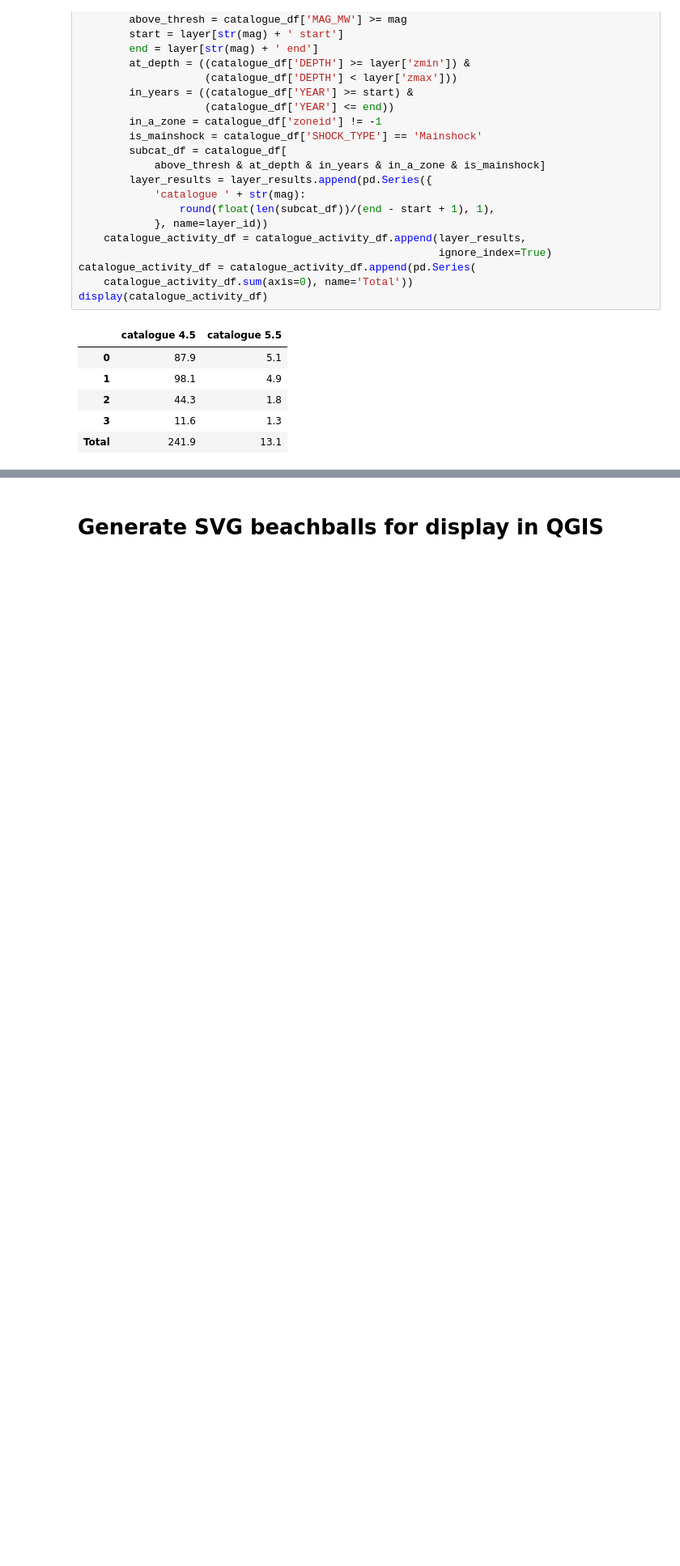
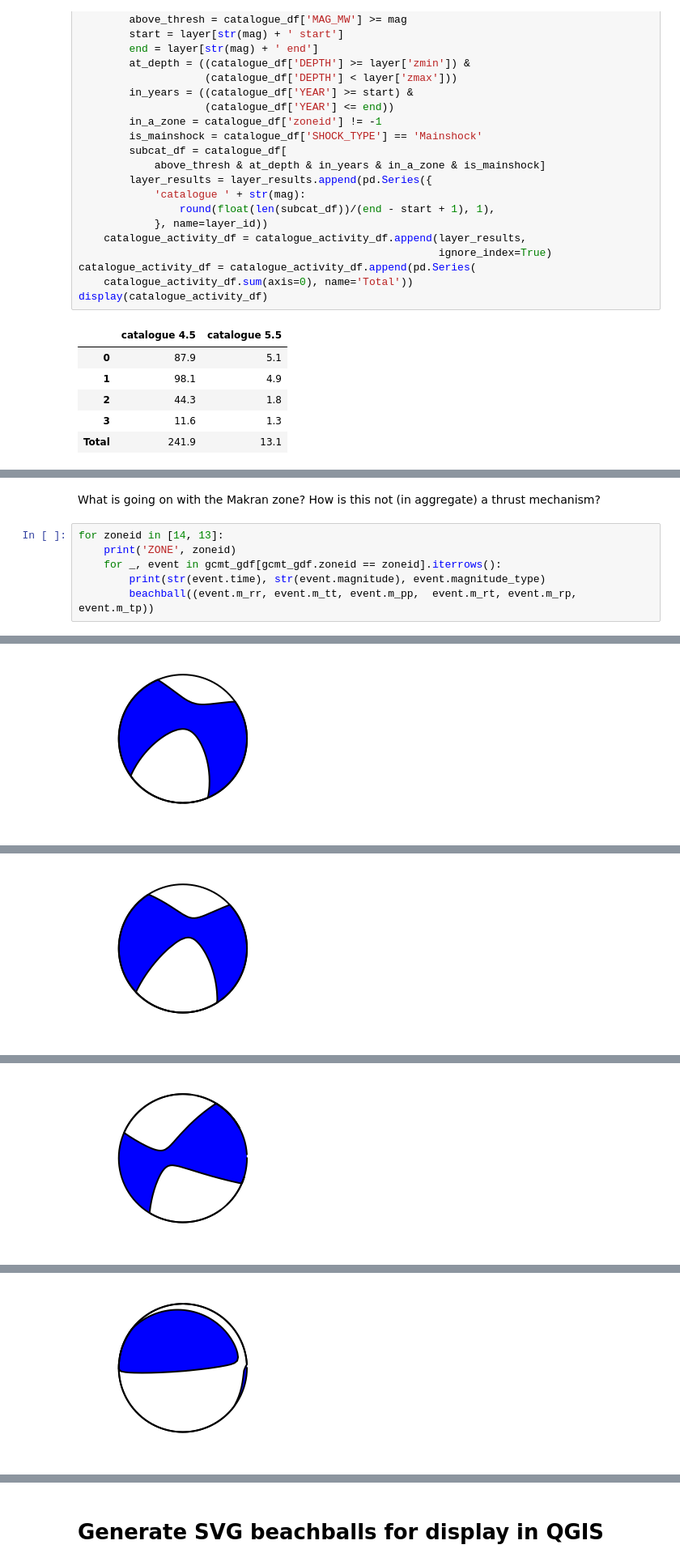
Before and after one commit to nackerley/indian-subcontinent-psha, a Jupyter notebook: Source Models/areal_source_models_nt2012.ipynb, the cells around one changed output, grey strips where cells are left out. Shown at 81% size. Drawn from its saved outputs; the diff is of its cells as text; blank space fills up the shorter version.

```diff
--- a/Source Models/areal_source_models_nt2012.ipynb
+++ b/Source Models/areal_source_models_nt2012.ipynb
@@ -473,0 +626,9 @@ display(catalogue_activity_df)
+# %% [markdown]
+What is going on with the Makran zone? How is this not (in aggregate) a thrust mechanism?
+# %%
+for zoneid in [14, 13]:
+    print('ZONE', zoneid)
+    for _, event in gcmt_gdf[gcmt_gdf.zoneid == zoneid].iterrows():
+        print(str(event.time), str(event.magnitude), event.magnitude_type)
+        beachball((event.m_rr, event.m_tt, event.m_pp,  event.m_rt, event.m_rp, event.m_tp))
+# %% [output]
@@ -473,0 +637 @@ display(catalogue_activity_df)
+[figure, added]
@@ -473,0 +639 @@ display(catalogue_activity_df)
+[figure, added]
@@ -473,0 +641 @@ display(catalogue_activity_df)
+[figure, added]
@@ -473,0 +643 @@ display(catalogue_activity_df)
+[figure, added]
```
Also changed, not shown: parts of 17 cells of this notebook.
